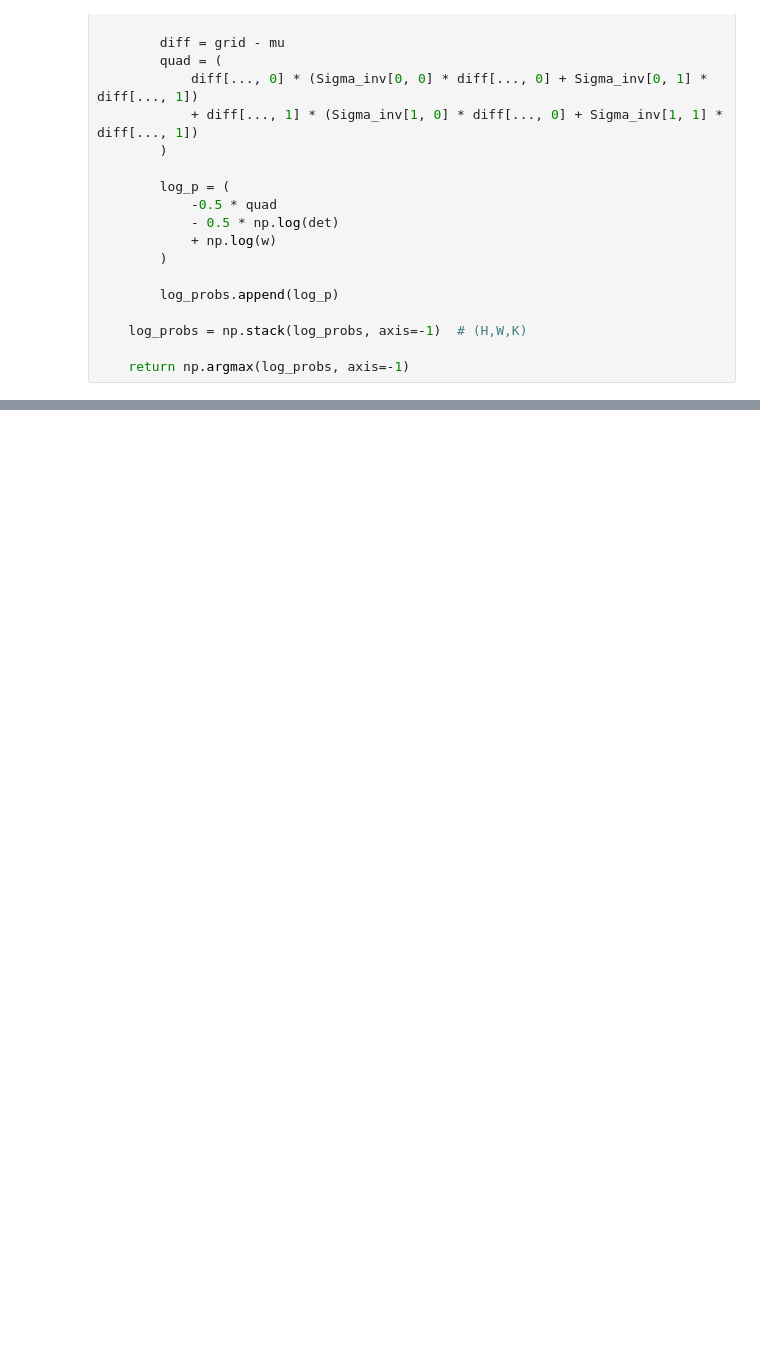
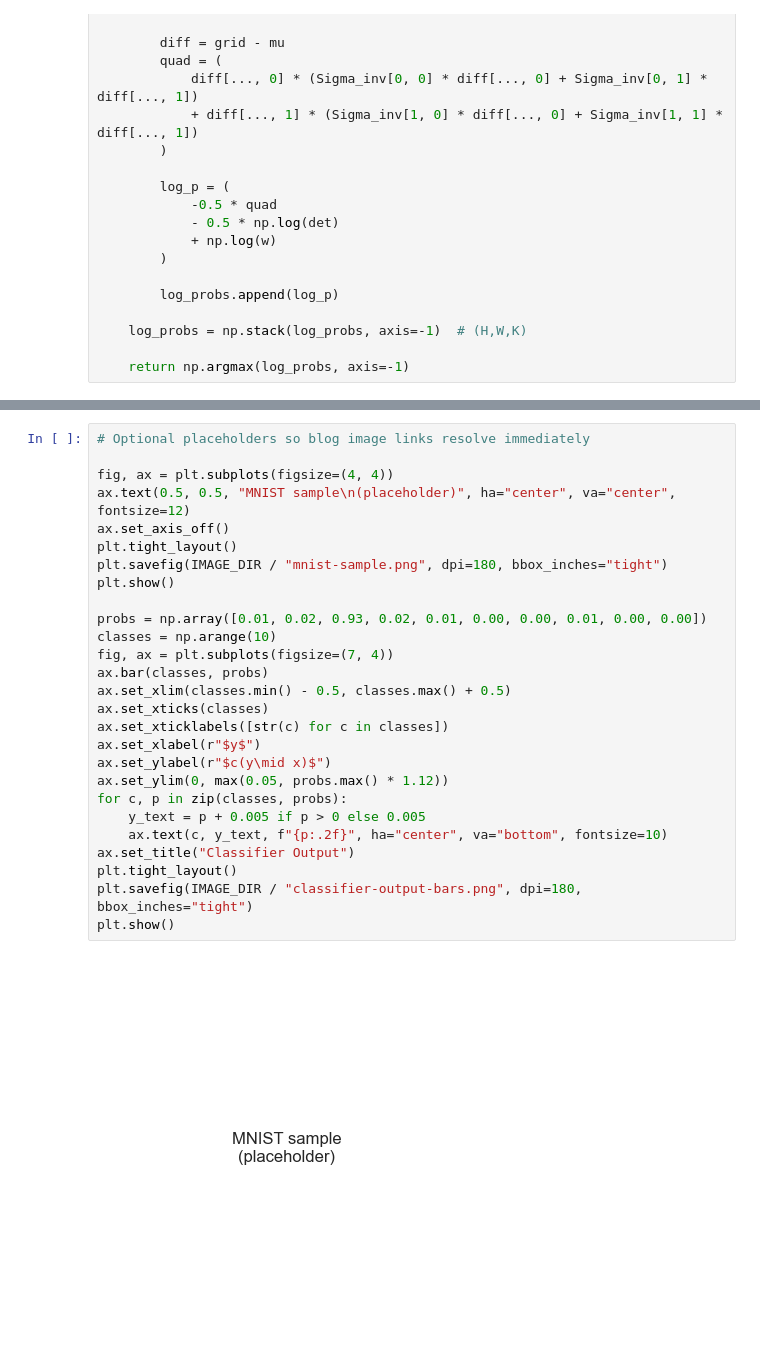
Before and after one commit to LukeCPadmore/personal-blog, a Jupyter notebook: notebooks/image_eval.ipynb, the cells around one changed output, grey strips where cells are left out. Drawn from its saved outputs; the diff is of its cells as text; blank space fills up the shorter version.

```diff
--- a/notebooks/image_eval.ipynb
+++ b/notebooks/image_eval.ipynb
@@ -163,0 +474,29 @@ plt.show()
+# %%
+# Optional placeholders so blog image links resolve immediately
+
+fig, ax = plt.subplots(figsize=(4, 4))
+ax.text(0.5, 0.5, "MNIST sample\n(placeholder)", ha="center", va="center", fontsize=12)
+ax.set_axis_off()
+plt.tight_layout()
+plt.savefig(IMAGE_DIR / "mnist-sample.png", dpi=180, bbox_inches="tight")
+plt.show()
+
+probs = np.array([0.01, 0.02, 0.93, 0.02, 0.01, 0.00, 0.00, 0.01, 0.00, 0.00])
+classes = np.arange(10)
+fig, ax = plt.subplots(figsize=(7, 4))
+ax.bar(classes, probs)
+ax.set_xlim(classes.min() - 0.5, classes.max() + 0.5)
+ax.set_xticks(classes)
+ax.set_xticklabels([str(c) for c in classes])
+ax.set_xlabel(r"$y$")
+ax.set_ylabel(r"$c(y\mid x)$")
+ax.set_ylim(0, max(0.05, probs.max() * 1.12))
+for c, p in zip(classes, probs):
+    y_text = p + 0.005 if p > 0 else 0.005
+    ax.text(c, y_text, f"{p:.2f}", ha="center", va="bottom", fontsize=10)
+ax.set_title("Classifier Output")
+plt.tight_layout()
+plt.savefig(IMAGE_DIR / "classifier-output-bars.png", dpi=180, bbox_inches="tight")
+plt.show()
+# %% [output]
+[figure, added]
```
Also changed, not shown: parts of 9 cells of this notebook, 24 other files.
